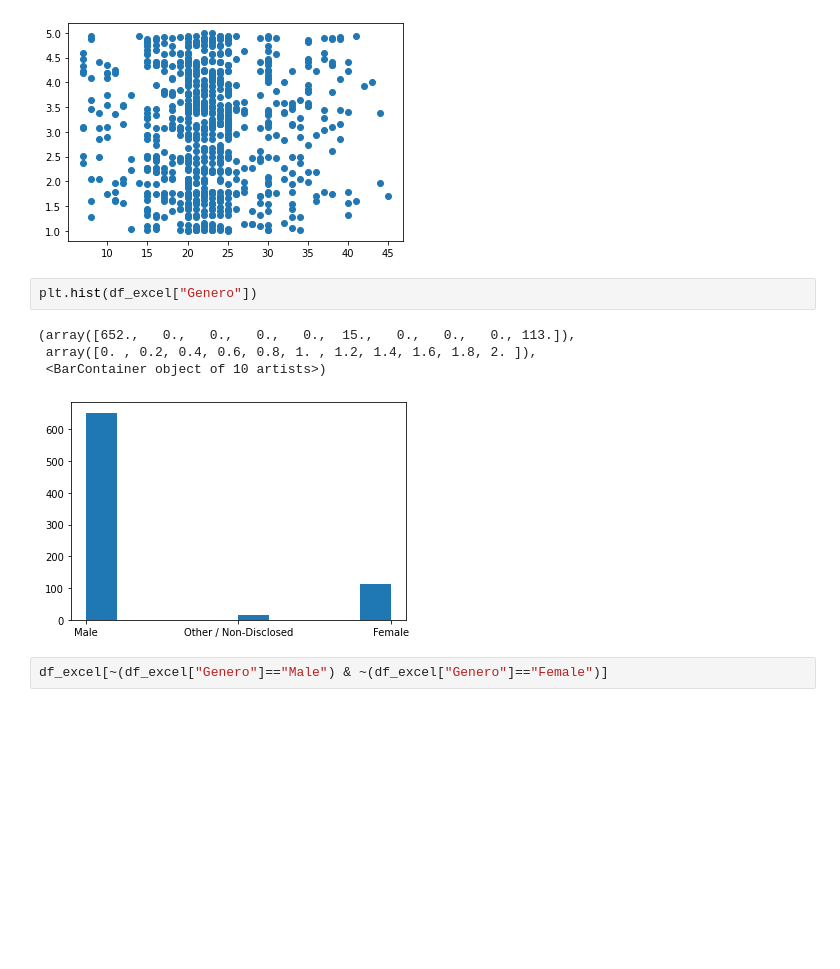
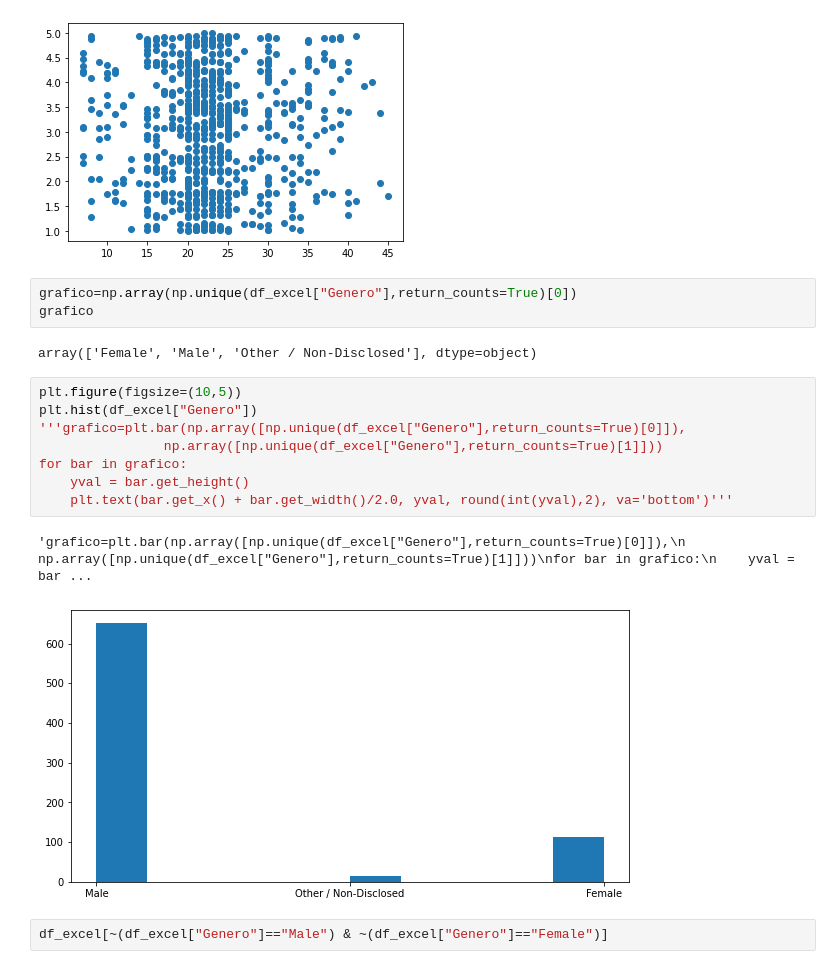
Before and after one commit to hmarbello/Tarea1AnalisisDeDatos, a Jupyter notebook: Tarea_1_Modulo1_AnalisisDeDatos.ipynb, the cells around one changed output. Cells and saved outputs as stored; diff of their text form; blank space fills up the shorter version.

```diff
--- a/Tarea_1_Modulo1_AnalisisDeDatos.ipynb
+++ b/Tarea_1_Modulo1_AnalisisDeDatos.ipynb
@@ -289,13 +309,22 @@ plt.scatter(df_excel["Edad"],df_excel["Precio"])
 # %% [output]
 <matplotlib.collections.PathCollection at 0x...>
 [figure]
+# %%
+grafico=np.array(np.unique(df_excel["Genero"],return_counts=True)[0])
+grafico
+# %% [output]
+array(['Female', 'Male', 'Other / Non-Disclosed'], dtype=object)
 # %%
+plt.figure(figsize=(10,5))
 plt.hist(df_excel["Genero"])
+'''grafico=plt.bar(np.array([np.unique(df_excel["Genero"],return_counts=True)[0]]),
+                np.array([np.unique(df_excel["Genero"],return_counts=True)[1]]))
+for bar in grafico:
+    yval = bar.get_height()
+    plt.text(bar.get_x() + bar.get_width()/2.0, yval, round(int(yval),2), va='bottom')'''
 # %% [output]
-(array([652.,   0.,   0.,   0.,   0.,  15.,   0.,   0.,   0., 113.]),
- array([0. , 0.2, 0.4, 0.6, 0.8, 1. , 1.2, 1.4, 1.6, 1.8, 2. ]),
- <BarContainer object of 10 artists>)
+'grafico=plt.bar(np.array([np.unique(df_excel["Genero"],return_counts=True)[0]]),\n                np.array([np.unique(df_excel["Genero"],return_counts=True)[1]]))\nfor bar in grafico:\n    yval = bar ...
-[figure, old version]
+[figure, new version]
 # %%
 df_excel[~(df_excel["Genero"]=="Male") & ~(df_excel["Genero"]=="Female")]
 # %% [output]
```
Also changed, not shown: parts of 33 cells of this notebook.
